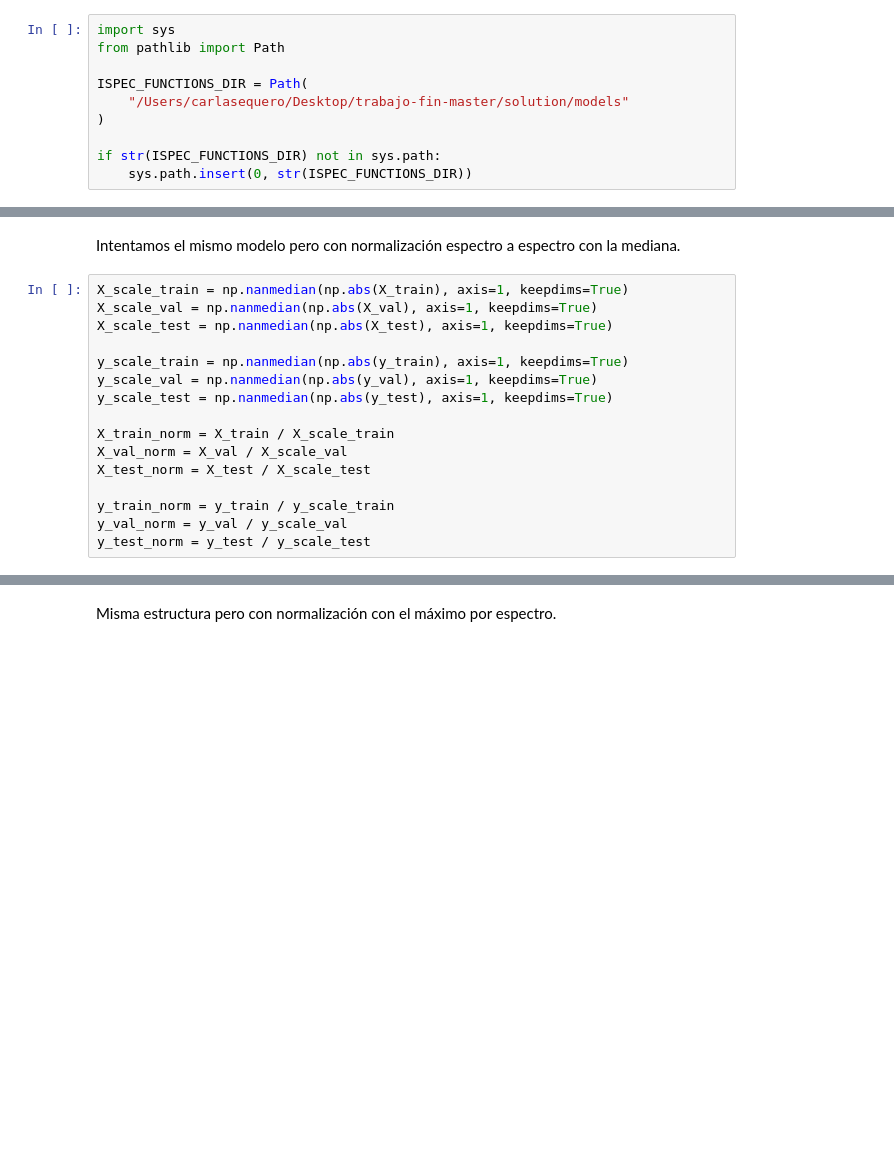
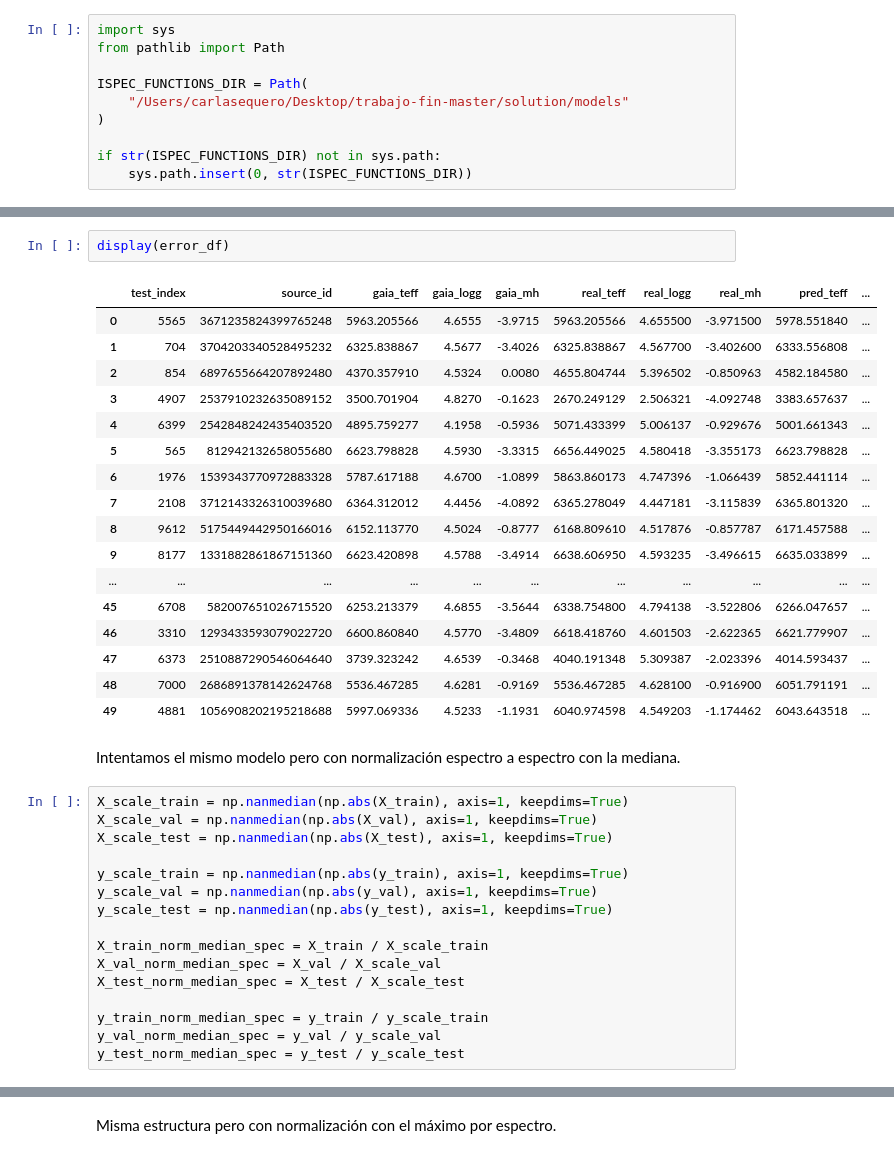
Before and after one commit to javier-cacho-master-ai/trabajo-fin-master, a Jupyter notebook: solution/models/model-training.ipynb, the cells around one changed output, grey strips where cells are left out. Drawn from its saved outputs; the diff is of its cells as text; blank space fills up the shorter version.

```diff
--- a/solution/models/model-training.ipynb
+++ b/solution/models/model-training.ipynb
@@ -600,3 +385,23 @@ Generating: 6516 3.31 -1.03 0.40 2.06 4.69 2.00 0.60 2000 1.00 loggf [] abund []
+# %%
+display(error_df)
+# %% [output]
+|  | test_index | source_id | gaia_teff | gaia_logg | gaia_mh | real_teff | real_logg | real_mh | pred_teff | ... |
+| 0 | 5565 | 3671235824399765248 | 5963.205566 | 4.6555 | -3.9715 | 5963.205566 | 4.655500 | -3.971500 | 5978.551840 | ... |
+| 1 | 704 | 3704203340528495232 | 6325.838867 | 4.5677 | -3.4026 | 6325.838867 | 4.567700 | -3.402600 | 6333.556808 | ... |
+| 2 | 854 | 6897655664207892480 | 4370.357910 | 4.5324 | 0.0080 | 4655.804744 | 5.396502 | -0.850963 | 4582.184580 | ... |
+| 3 | 4907 | 2537910232635089152 | 3500.701904 | 4.8270 | -0.1623 | 2670.249129 | 2.506321 | -4.092748 | 3383.657637 | ... |
+| 4 | 6399 | 2542848242435403520 | 4895.759277 | 4.1958 | -0.5936 | 5071.433399 | 5.006137 | -0.929676 | 5001.661343 | ... |
+| 5 | 565 | 812942132658055680 | 6623.798828 | 4.5930 | -3.3315 | 6656.449025 | 4.580418 | -3.355173 | 6623.798828 | ... |
+| 6 | 1976 | 1539343770972883328 | 5787.617188 | 4.6700 | -1.0899 | 5863.860173 | 4.747396 | -1.066439 | 5852.441114 | ... |
+| 7 | 2108 | 3712143326310039680 | 6364.312012 | 4.4456 | -4.0892 | 6365.278049 | 4.447181 | -3.115839 | 6365.801320 | ... |
+| 8 | 9612 | 5175449442950166016 | 6152.113770 | 4.5024 | -0.8777 | 6168.809610 | 4.517876 | -0.857787 | 6171.457588 | ... |
+| 9 | 8177 | 1331882861867151360 | 6623.420898 | 4.5788 | -3.4914 | 6638.606950 | 4.593235 | -3.496615 | 6635.033899 | ... |
+| ... | ... | ... | ... | ... | ... | ... | ... | ... | ... | ... |
+| 45 | 6708 | 582007651026715520 | 6253.213379 | 4.6855 | -3.5644 | 6338.754800 | 4.794138 | -3.522806 | 6266.047657 | ... |
+| 46 | 3310 | 1293433593079022720 | 6600.860840 | 4.5770 | -3.4809 | 6618.418760 | 4.601503 | -2.622365 | 6621.779907 | ... |
+| 47 | 6373 | 2510887290546064640 | 3739.323242 | 4.6539 | -0.3468 | 4040.191348 | 5.309387 | -2.023396 | 4014.593437 | ... |
+| 48 | 7000 | 2686891378142624768 | 5536.467285 | 4.6281 | -0.9169 | 5536.467285 | 4.628100 | -0.916900 | 6051.791191 | ... |
+| 49 | 4881 | 1056908202195218688 | 5997.069336 | 4.5233 | -1.1931 | 6040.974598 | 4.549203 | -1.174462 | 6043.643518 | ... |
 # %% [markdown]
 Intentamos el mismo modelo pero con normalización espectro a espectro con la mediana.
 # %%
@@ -608,11 +413,11 @@ y_scale_train = np.nanmedian(np.abs(y_train), axis=1, keepdims=True)
 y_scale_val = np.nanmedian(np.abs(y_val), axis=1, keepdims=True)
 y_scale_test = np.nanmedian(np.abs(y_test), axis=1, keepdims=True)
 
-X_train_norm = X_train / X_scale_train
-X_val_norm = X_val / X_scale_val
-X_test_norm = X_test / X_scale_test
+X_train_norm_median_spec = X_train / X_scale_train
+X_val_norm_median_spec = X_val / X_scale_val
+X_test_norm_median_spec = X_test / X_scale_test
 
-y_train_norm = y_train / y_scale_train
-y_val_norm = y_val / y_scale_val
-y_test_norm = y_test / y_scale_test
+y_train_norm_median_spec = y_train / y_scale_train
+y_val_norm_median_spec = y_val / y_scale_val
+y_test_norm_median_spec = y_test / y_scale_test
 # %%
```
Also changed, not shown: parts of 40 cells of this notebook, 1 other file.
